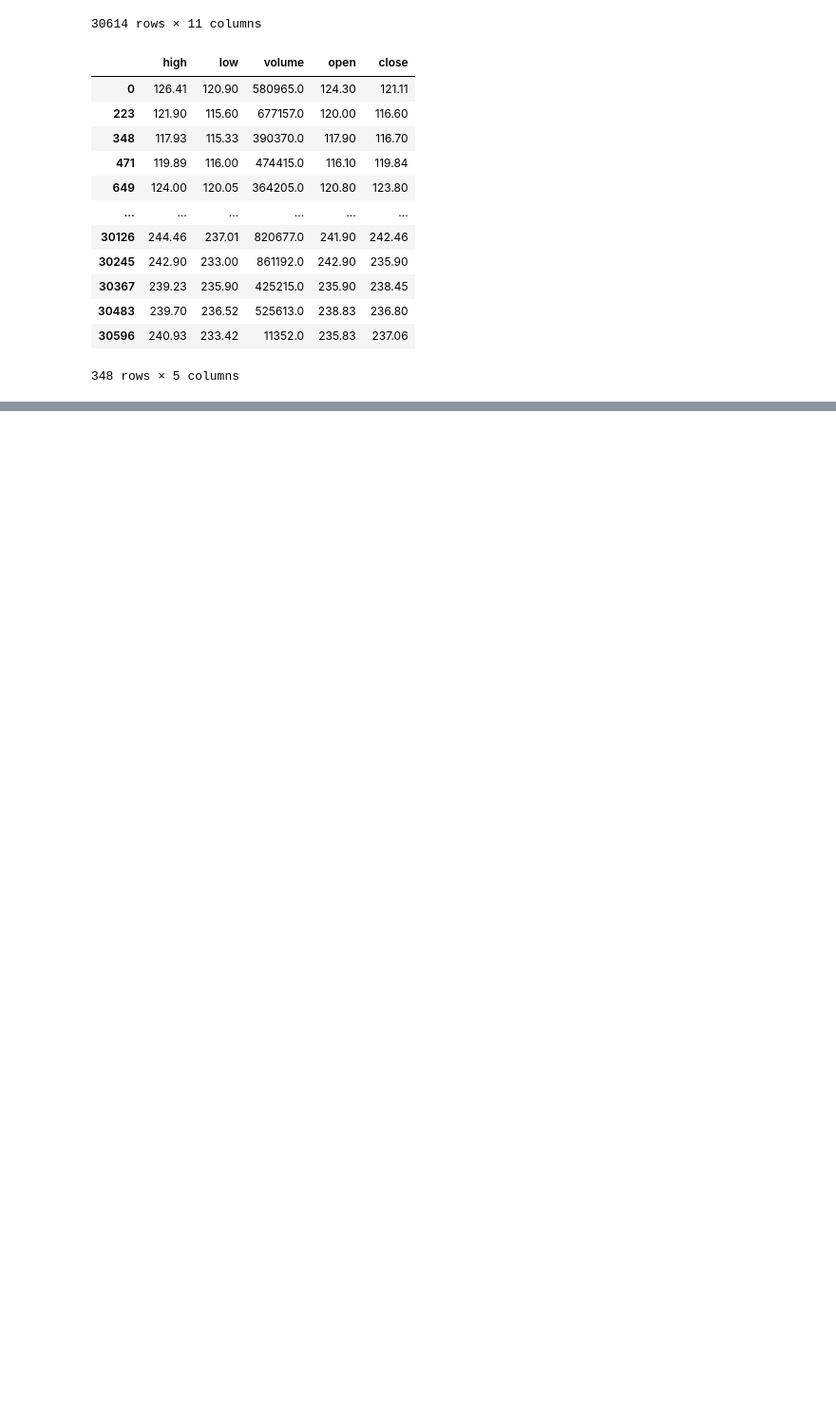
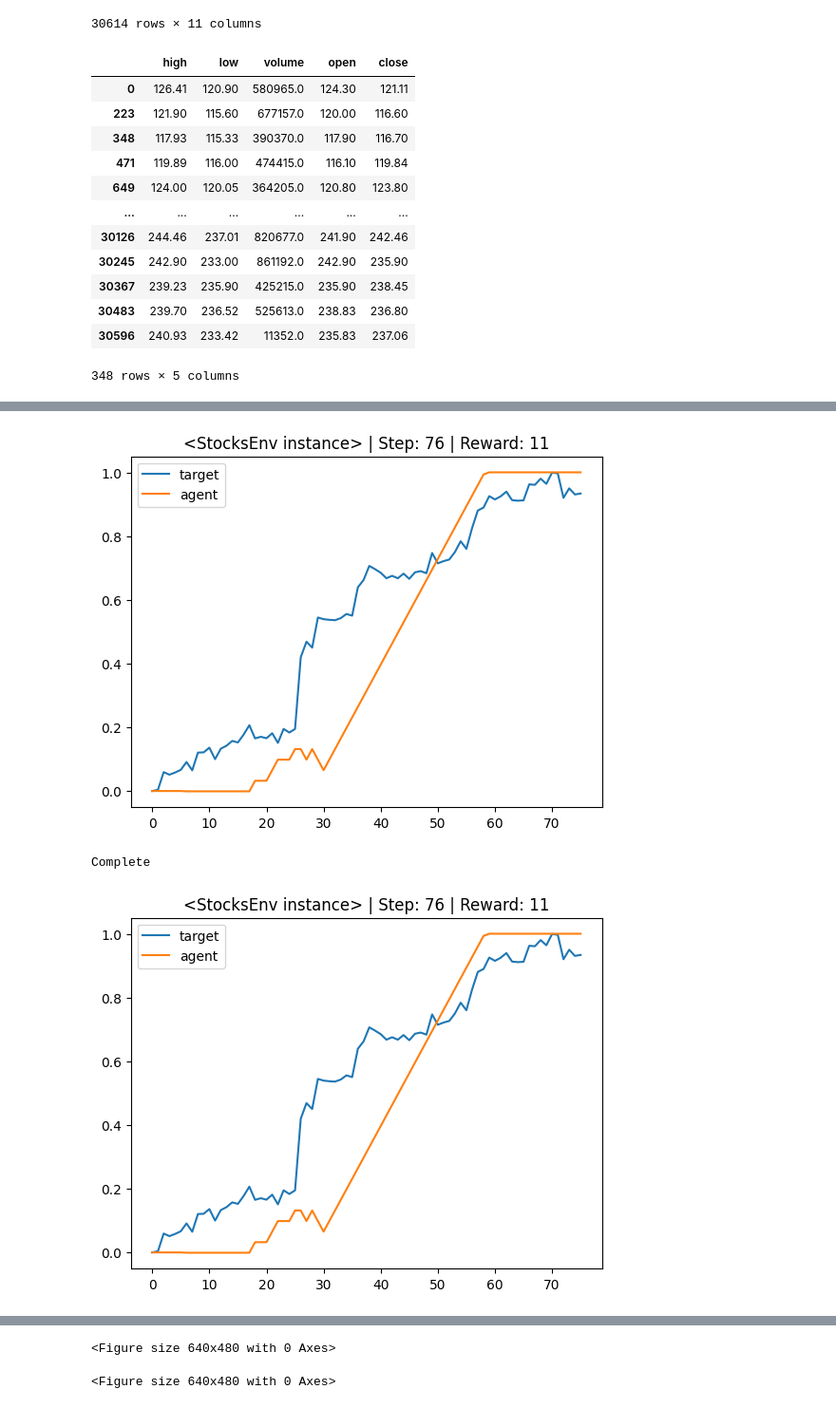
Before and after one commit to irusland/stonks, a Jupyter notebook: notebooks/stock-gym.ipynb, the cells around one changed output, grey strips where cells are left out. Shown at 95% size. Saved outputs shown, nothing was run; the diff lists cells and outputs as text; code cells hidden in the pictures; blank space fills up the shorter version.

```diff
--- a/notebooks/stock-gym.ipynb
+++ b/notebooks/stock-gym.ipynb
@@ -518,6 +481,7 @@ if torch.cuda.is_available():
 else:
     num_episodes = 5000
 # %%
+t = 0
 for i_episode in range(num_episodes):
     print('EPISODE', i_episode)
     print('LAST FAIL', t)
@@ -583 +543,42 @@ plot_durations(show_result=True)
 <Figure size 640x480 with 0 Axes>
+# %%
+env = StocksEnv(df_test, fail_difference_threshold=1, max_difference_for_reward=0.05, render_mode="rgb_array")
+state, info = env.reset()
+state = torch.tensor(state, dtype=torch.float32, device=device).unsqueeze(0)
+reward_count = 0
+for t in count():
+    action = select_action(state)
+    observation, reward, terminated, truncated, _ = env.step(action.item())
+    reward_count += reward
+    reward = torch.tensor([reward], device=device)
+    done = terminated or truncated
+
+    if terminated:
+        next_state = None
+    else:
+        next_state = torch.tensor(observation, dtype=torch.float32, device=device).unsqueeze(0)
+
+#     memory.push(state, action, next_state, reward)
+    state = next_state
+    optimize_model()
+
+
+    if (t+1) % 1000 == 0:
+        print(t)
+        env.render()
+
+    if done:
+        episode_durations.append(t + 1)
+        rewards.append(reward_count)
+#             plot_durations(show_result=True)
+        env.render()
+        break
+
+print('Complete')
+plot_durations(show_result=True)
+plt.ioff()
+plt.show()
+# %% [output]
+[figure, added]
+Complete
+[figure, added]
@@ -583,0 +586,2 @@ plot_durations(show_result=True)
+<Figure size 640x480 with 0 Axes>
+<Figure size 640x480 with 0 Axes>
```
Also changed, not shown: parts of 12 cells of this notebook, 1 other file.
